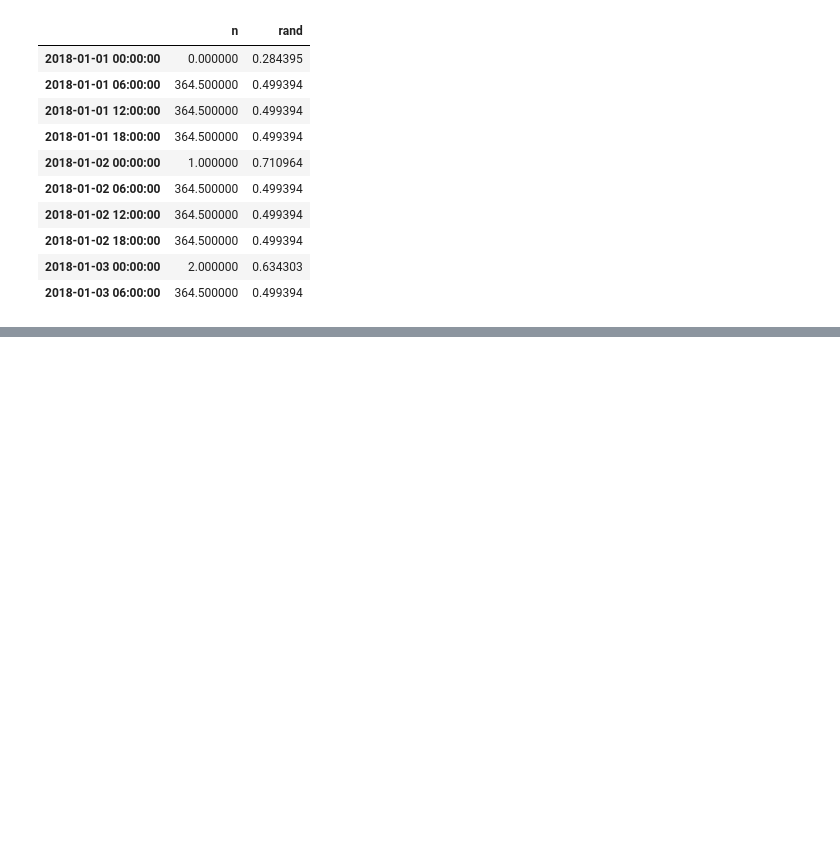
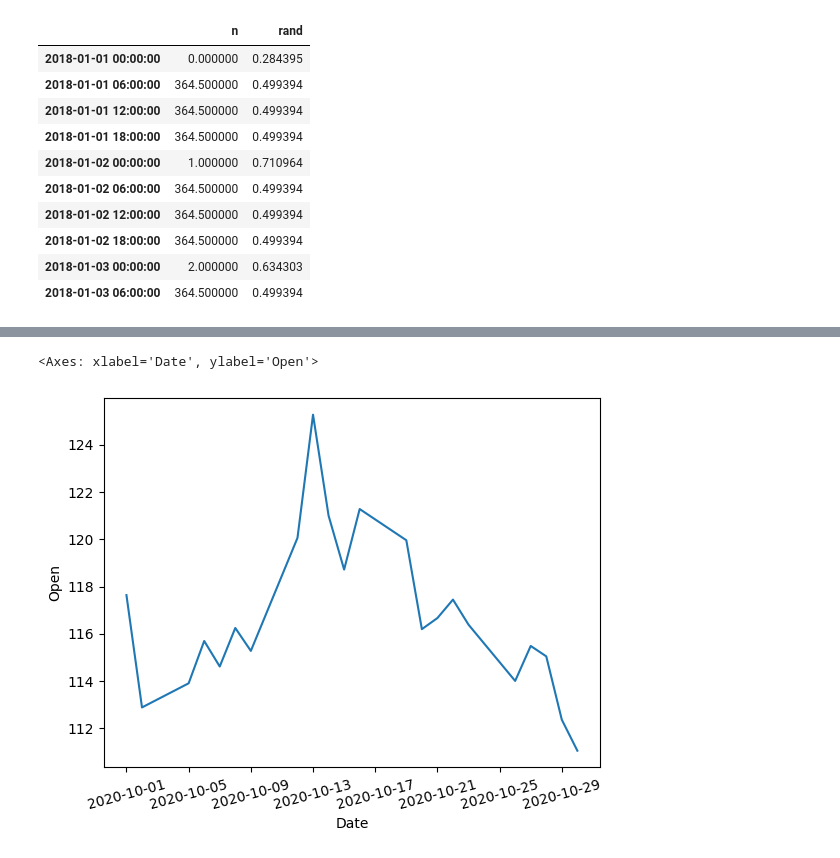
Before and after one commit to everyloop/Databehandling-AI23, a Jupyter notebook: Code-Alongs/L017_Timeseries.ipynb, the cells around one changed output, grey strips where cells are left out. Drawn from its saved outputs; the diff is of its cells as text; code cells hidden in the pictures; blank space fills up the shorter version.

```diff
--- a/Code-Alongs/L017_Timeseries.ipynb
+++ b/Code-Alongs/L017_Timeseries.ipynb
@@ -148,0 +151,13 @@ Resampled using '6H'
+# %%
+apple = pd.read_csv("../Data/HistoricalData_Apple.csv", parse_dates=["Date"], index_col="Date")
+apple.rename(columns={"Close/Last": "Close"}, inplace=True)
+
+to_int_columns = ["Close", "Open", "High", "Low"]
+
+apple[to_int_columns] = apple[to_int_columns].map(lambda value: value.replace("$", "")).astype("float64")  #.replace("[\$,]", "", regex=True).astype(float)
+
+#apple = apple.astype({col: "float64" for col in to_int_columns})
+
+apple.sort_index(inplace=True)
+
+apple
@@ -148,0 +199,12 @@ Resampled using '6H'
+# %%
+import seaborn as sns
+import matplotlib.pyplot as plt
+
+data = apple.loc["2020-10"]
+#data = apple.loc["2020"].resample("M").mean()
+#data = apple.resample("QS").mean()
+plt.xticks(rotation=15)
+sns.lineplot(data=data, x=data.index, y="Open")
+# %% [output]
+<Axes: xlabel='Date', ylabel='Open'>
+[figure, added]
```
Also changed, not shown: parts of 4 cells of this notebook.
